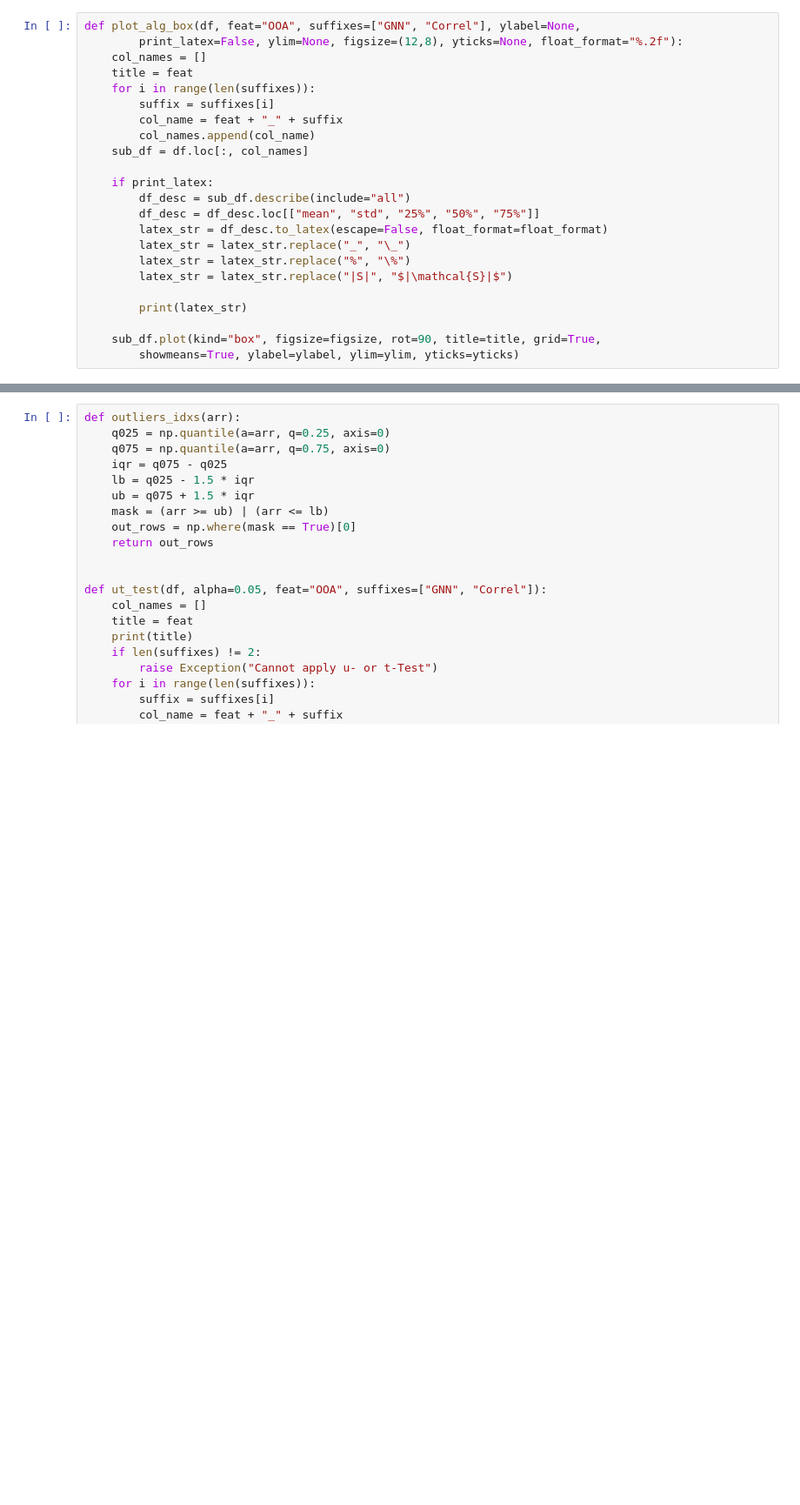
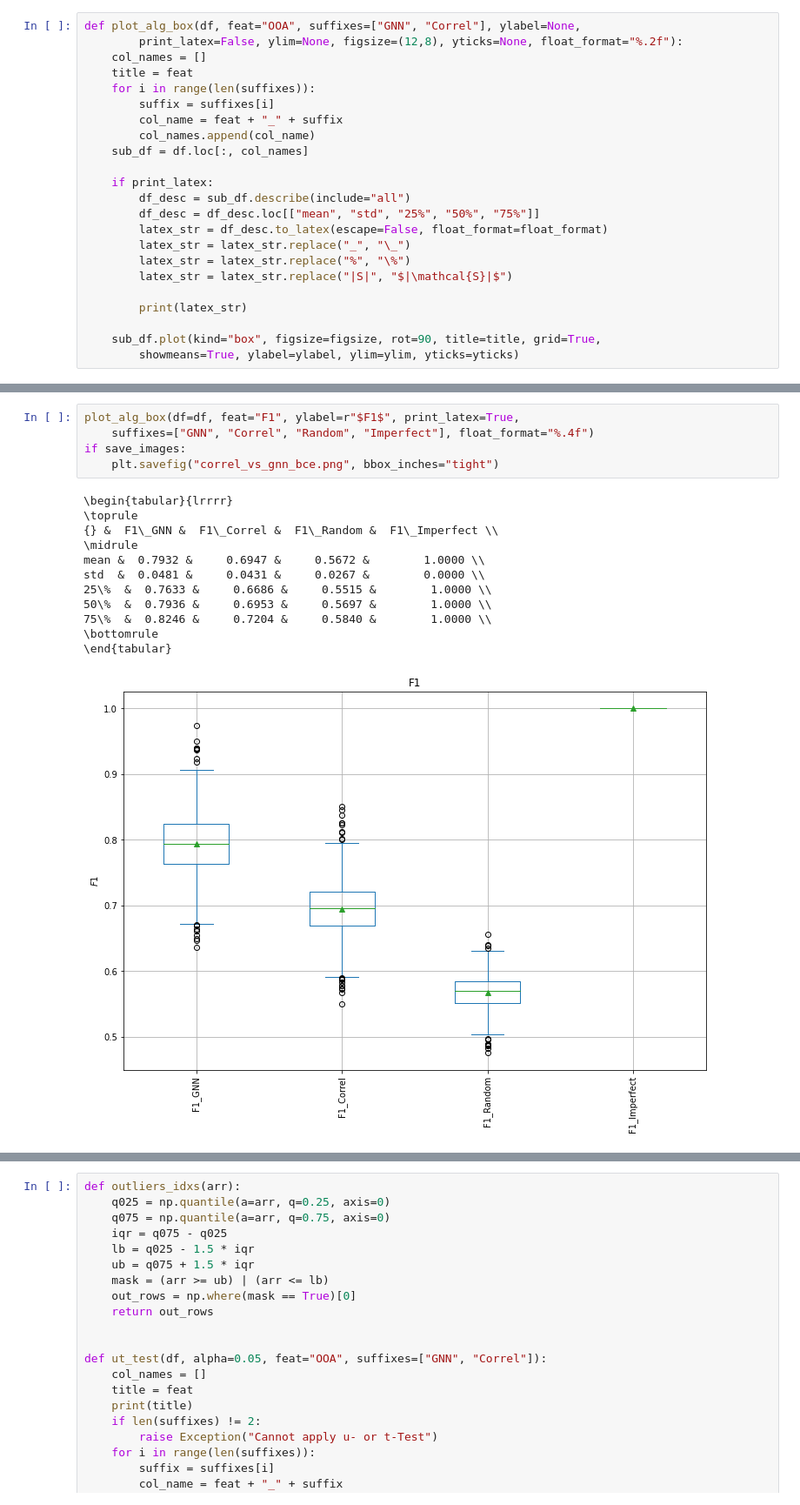
Before and after one commit to mati3230/ODA, a Jupyter notebook: correl_vs_gnn.ipynb, the cells around one changed output, grey strips where cells are left out. Shown: that part at 87% size. Cells and saved outputs as stored; diff of their text form; blank space fills up the shorter version.

```diff
--- a/correl_vs_gnn.ipynb
+++ b/correl_vs_gnn.ipynb
@@ -105,0 +124,18 @@ std  &  0.0896 &     0.0880 &     0.0116 &        9.0194 \\
+# %%
+plot_alg_box(df=df, feat="F1", ylabel=r"$F1$", print_latex=True,
+    suffixes=["GNN", "Correl", "Random", "Imperfect"], float_format="%.4f")
+if save_images:
+    plt.savefig("correl_vs_gnn_bce.png", bbox_inches="tight")
+# %% [output]
+\begin{tabular}{lrrrr}
+\toprule
+{} &  F1\_GNN &  F1\_Correl &  F1\_Random &  F1\_Imperfect \\
+\midrule
+mean &  0.7932 &     0.6947 &     0.5672 &        1.0000 \\
+std  &  0.0481 &     0.0431 &     0.0267 &        0.0000 \\
+25\%  &  0.7633 &     0.6686 &     0.5515 &        1.0000 \\
+50\%  &  0.7936 &     0.6953 &     0.5697 &        1.0000 \\
+75\%  &  0.8246 &     0.7204 &     0.5840 &        1.0000 \\
+\bottomrule
+\end{tabular}
+[figure, added]
```
Also changed, not shown: parts of 10 cells of this notebook, 1 other file.
